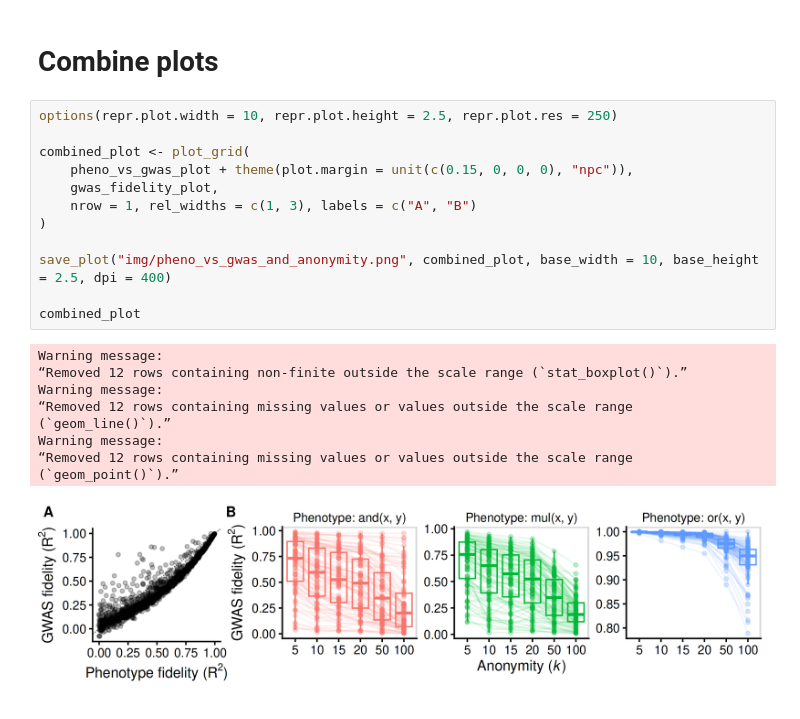
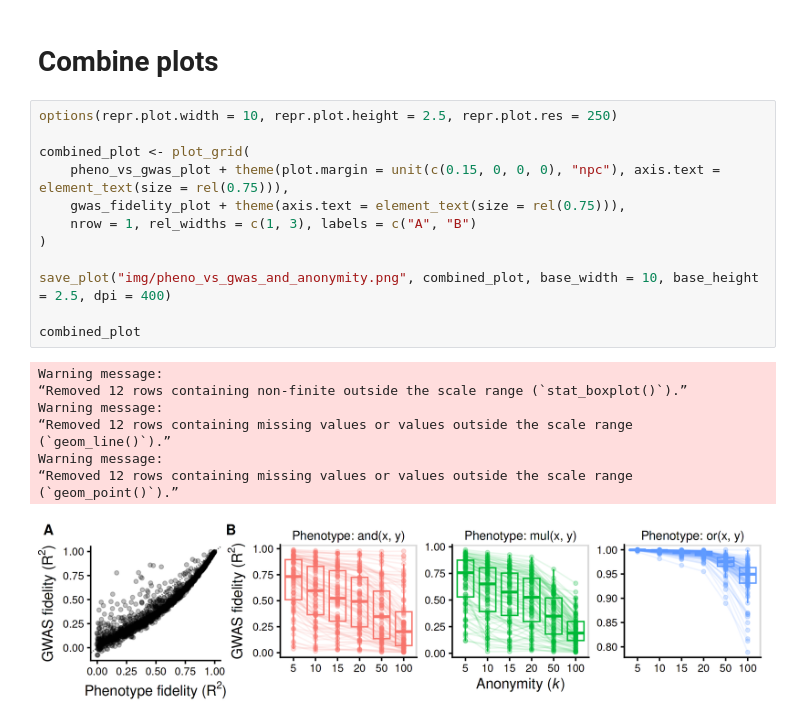
Before and after one commit to zietzm/webgwas-analysis, a Jupyter notebook: analyses/2.fit-quality/5-plot-noise.ipynb, the cells around one changed output. Saved outputs shown, nothing was run; the diff lists cells and outputs as text.

Commit message:
fix: improve spacing in figure axis text

```diff
--- a/analyses/2.fit-quality/5-plot-noise.ipynb
+++ b/analyses/2.fit-quality/5-plot-noise.ipynb
@@ -111,20 +111,20 @@ pheno_vs_gwas_plot
 # %%
 options(repr.plot.width = 10, repr.plot.height = 2.5, repr.plot.res = 250)
 
 combined_plot <- plot_grid(
-    pheno_vs_gwas_plot + theme(plot.margin = unit(c(0.15, 0, 0, 0), "npc")),
-    gwas_fidelity_plot,
+    pheno_vs_gwas_plot + theme(plot.margin = unit(c(0.15, 0, 0, 0), "npc"), axis.text = element_text(size = rel(0.75))),
+    gwas_fidelity_plot + theme(axis.text = element_text(size = rel(0.75))),
     nrow = 1, rel_widths = c(1, 3), labels = c("A", "B")
 )
 
 save_plot("img/pheno_vs_gwas_and_anonymity.png", combined_plot, base_width = 10, base_height = 2.5, dpi = 400)
 
 combined_plot
 # %% [output]
 Warning message:
 “Removed 12 rows containing non-finite outside the scale range (`stat_boxplot()`).”
 Warning message:
 “Removed 12 rows containing missing values or values outside the scale range (`geom_line()`).”
 Warning message:
 “Removed 12 rows containing missing values or values outside the scale range (`geom_point()`).”
-[figure, old version]
+[figure, new version]
```
Also changed, not shown: parts of 1 cell of this notebook, 1 other file.
